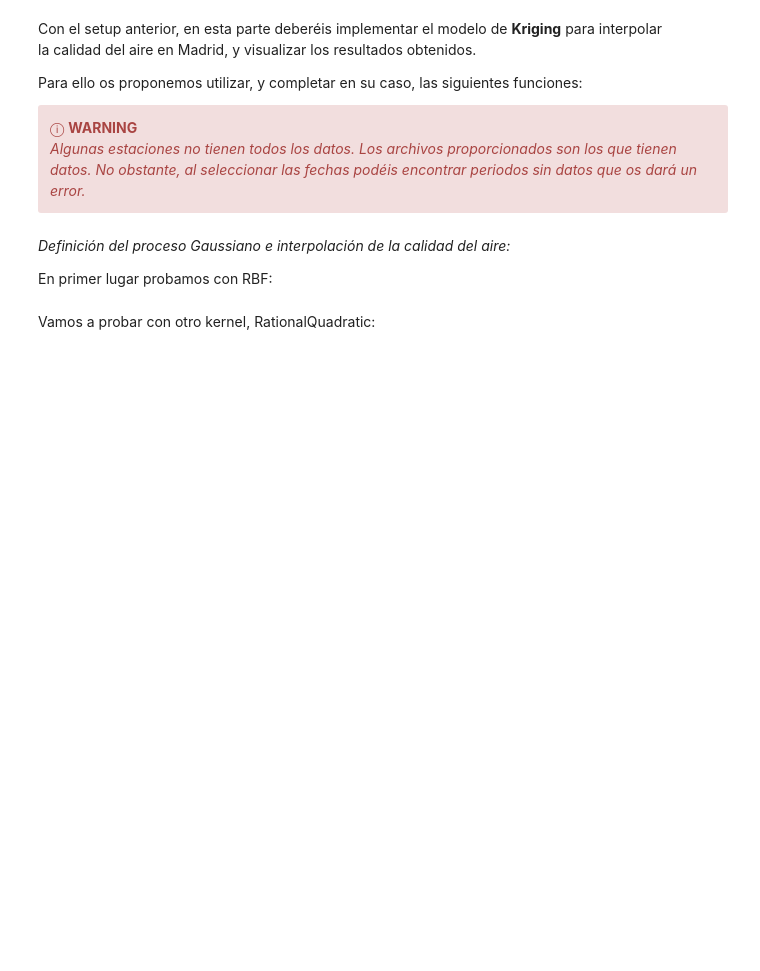
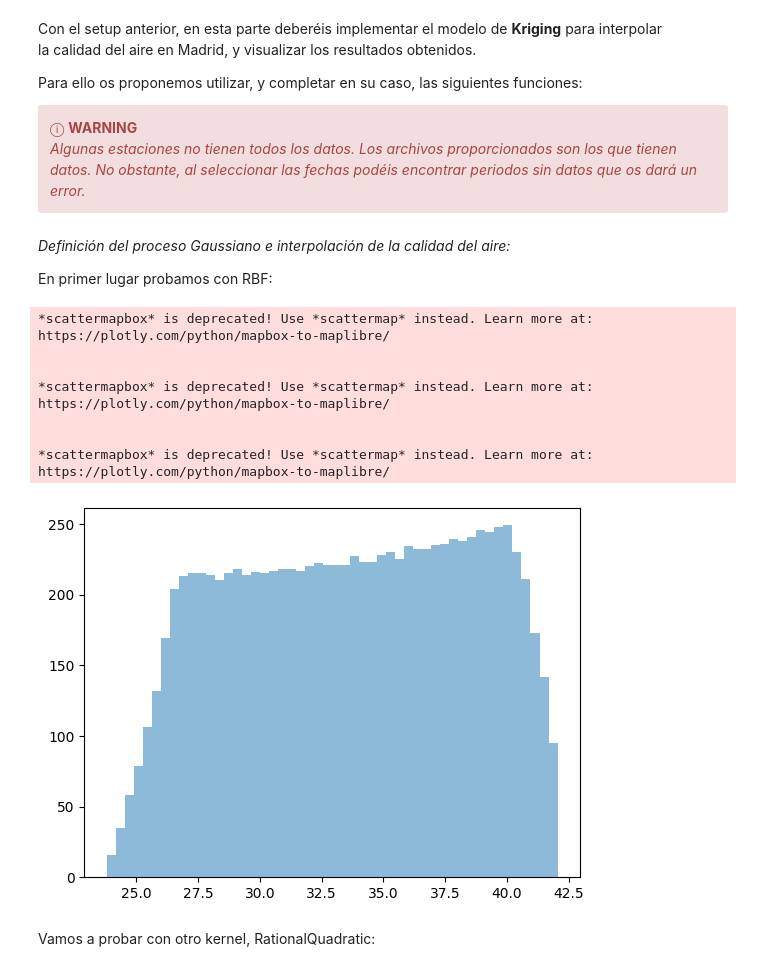
Before and after one commit to Davidjmz12/Automatic-Learning, a Jupyter notebook: Lab-08/P8_2D.ipynb, the cells around one changed output. Drawn from its saved outputs; the diff is of its cells as text; code cells hidden in the pictures; blank space fills up the shorter version.

```diff
--- a/Lab-08/P8_2D.ipynb
+++ b/Lab-08/P8_2D.ipynb
@@ -150,7 +150,7 @@ df_estaciones
 # %% [markdown]
 Por último, cargamos el fichero `historicoXX.csv` correspondiente a la calidad del aire medida en cada estación.
 # %%
-path_calidad = "historicoNOx.csv"
+path_calidad = "historico/historicoNOx.csv"
 df_aire = pd.read_csv(path_calidad, sep=",")
 df_aire
 
@@ -169,7 +169,17 @@ filtered_df = df_aire[(df_aire['date'] >= start_date) & (df_aire['date'] <= end_
 # Calculate the average for each station between the two dates
 average_values = filtered_df.drop('date', axis=1).mean()
 
+# Create a dataframe with the average values
+average_values_df = pd.DataFrame(average_values).reset_index()
+average_values_df.columns = ['estacion', 'concen.']
+
+
 # Display the average values for each station
-print(filtered_df)
-print(average_values)
+# print(filtered_df)
+# print(average_values)
+
+# Create a dataframe with the station positions and average values
+
+df_avg = pd.merge(df_estaciones, average_values_df, on='estacion')
+print(df_avg)
 # %% [output]
@@ -439,28 +493,56 @@ def air_quality_kriging(df_aire, gpr, npts_grid=100, log_data=False):
 En primer lugar probamos con RBF:
 # %%
 # Utiliza un GausianProcess y la función air quality kriging
-# gpr = GaussianProcessRegressor(...)
-# malla, concent_pred, concent_sigma = air_quality_kriging(...)
+gpr = GaussianProcessRegressor(
+    kernel=RBF(length_scale=2000)*ConstantKernel(100) + WhiteKernel(noise_level=100)
+)
+
+malla, concent_pred, concent_sigma = air_quality_kriging(
+    df_avg,
+    gpr=gpr,
+    npts_grid=100,
+    log_data=False,
+)
 
 
+value_range_1 = (concent_pred.min(), concent_pred.max())
+value_range_2 = (df_avg["concen."].min(), df_avg["concen."].max())
+value_range = (min(value_range_1[0], value_range_2[0]), max(value_range_1[1], value_range_2[1]))
 
+plt.hist(concent_pred.ravel(), bins=50, alpha=0.5, label="Predicción")
 
 fig = MapPlotter()
 
 # visualización de las estaciones en el mapa como puntos:
 fig.add_longlat_points(
     df_estaciones["longitud"],
     df_estaciones["latitud"],
-     text=df_estaciones.estacion,
-    color="white",
+    s=15,
+    text=df_estaciones.estacion,
     edgecolor="black",
+    values=df_avg["concen."],
+    colorscale="Spectral_r",
+    value_range=value_range,
 )
 
 # visualización de la concentración predicha con kriging:
-fig.add_raster_heatmap(malla[0], malla[1], concent_pred, opacity=0.6)
+fig.add_raster_heatmap(
+    malla[0], malla[1],
+    concent_pred,
+    opacity=0.6,
+    value_range=value_range)
 
 # llamada final para mostrar el mapa
 fig.show()
+# %% [output]
+*scattermapbox* is deprecated! Use *scattermap* instead. Learn more at: https://plotly.com/python/mapbox-to-maplibre/
+
+
+*scattermapbox* is deprecated! Use *scattermap* instead. Learn more at: https://plotly.com/python/mapbox-to-maplibre/
+
+
+*scattermapbox* is deprecated! Use *scattermap* instead. Learn more at: https://plotly.com/python/mapbox-to-maplibre/
+[figure, added]
 # %% [markdown]
 Vamos a probar con otro kernel, RationalQuadratic:
 # %%
```
Also changed, not shown: parts of 4 cells of this notebook, 3 other files.
